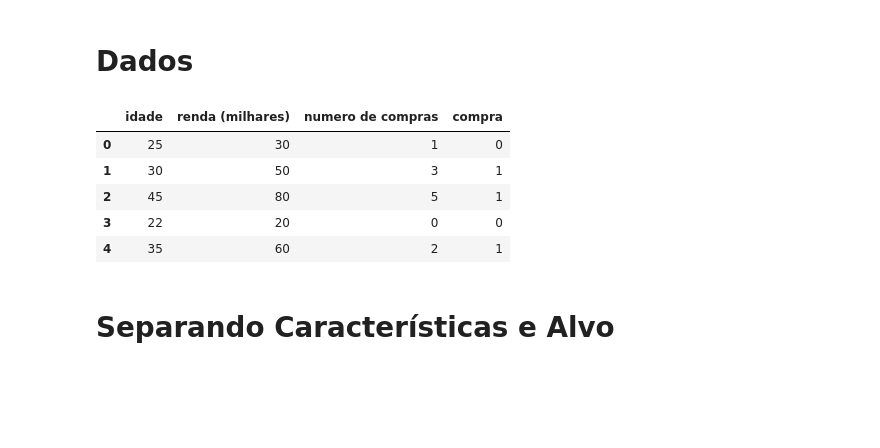
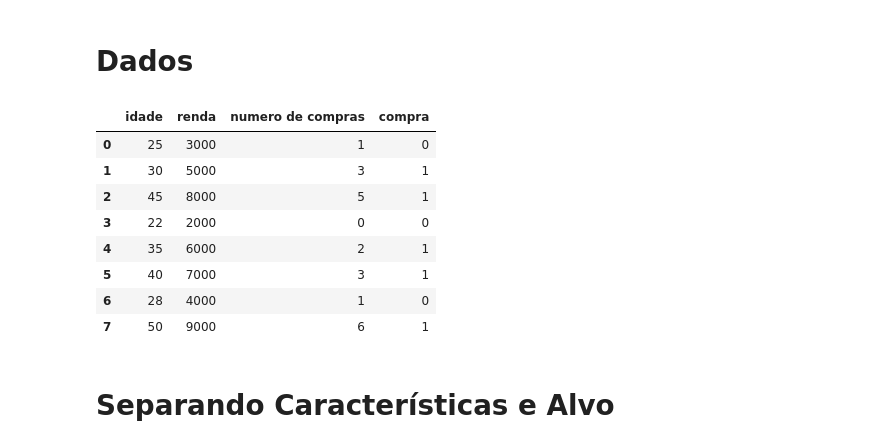
Before and after one commit to thiago2608santana/trees-ensembles, a Jupyter notebook: decision_tree.ipynb, the cells around one changed output. Saved outputs shown, nothing was run; the diff lists cells and outputs as text; code cells hidden in the pictures; blank space fills up the shorter version.

```diff
--- a/decision_tree.ipynb
+++ b/decision_tree.ipynb
@@ -9,26 +12,29 @@ import matplotlib.pyplot as plt
 # Dados
 # %%
 data = [
-    [25, 30, 1, 0],
-    [30, 50, 3, 1],
-    [45, 80, 5, 1],
-    [22, 20, 0, 0],
-    [35, 60, 2, 1],
-    [40, 70, 3, 1],
-    [28, 40, 1, 0],
-    [50, 90, 6, 1]
+    [25, 3000, 1, 0],
+    [30, 5000, 3, 1],
+    [45, 8000, 5, 1],
+    [22, 2000, 0, 0],
+    [35, 6000, 2, 1],
+    [40, 7000, 3, 1],
+    [28, 4000, 1, 0],
+    [50, 9000, 6, 1]
 ]
 data = np.array(data)
-data = pd.DataFrame(data, columns=['idade', 'renda (milhares)', 'numero de compras', 'compra'])
+data = pd.DataFrame(data, columns=['idade', 'renda', 'numero de compras', 'compra'])
 # %%
-data.head()
+data
 # %% [output]
-|  | idade | renda (milhares) | numero de compras | compra |
-| 0 | 25 | 30 | 1 | 0 |
-| 1 | 30 | 50 | 3 | 1 |
-| 2 | 45 | 80 | 5 | 1 |
-| 3 | 22 | 20 | 0 | 0 |
-| 4 | 35 | 60 | 2 | 1 |
+|  | idade | renda | numero de compras | compra |
+| 0 | 25 | 3000 | 1 | 0 |
+| 1 | 30 | 5000 | 3 | 1 |
+| 2 | 45 | 8000 | 5 | 1 |
+| 3 | 22 | 2000 | 0 | 0 |
+| 4 | 35 | 6000 | 2 | 1 |
+| 5 | 40 | 7000 | 3 | 1 |
+| 6 | 28 | 4000 | 1 | 0 |
+| 7 | 50 | 9000 | 6 | 1 |
 # %% [markdown]
 # Separando Características e Alvo
 # %%
```
Also changed, not shown: parts of 8 cells of this notebook, 1 other file.
